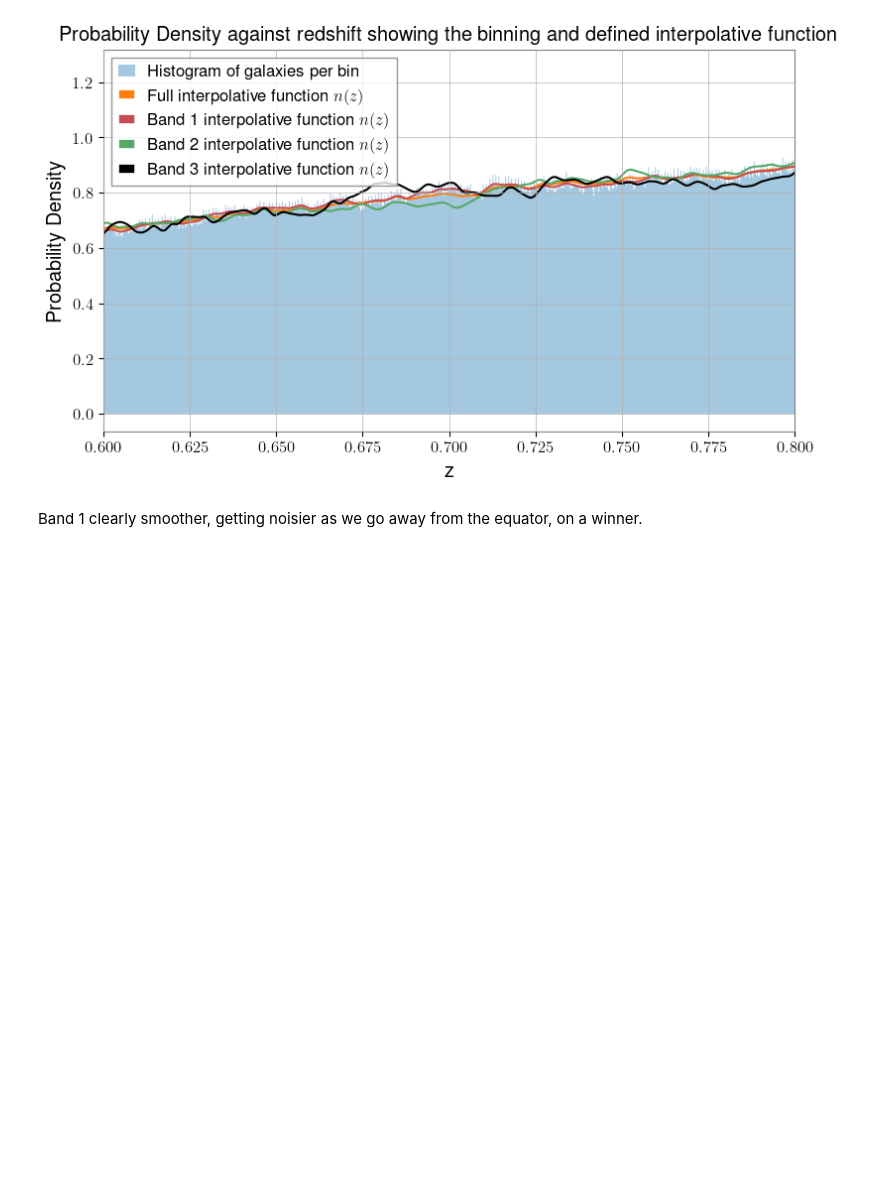
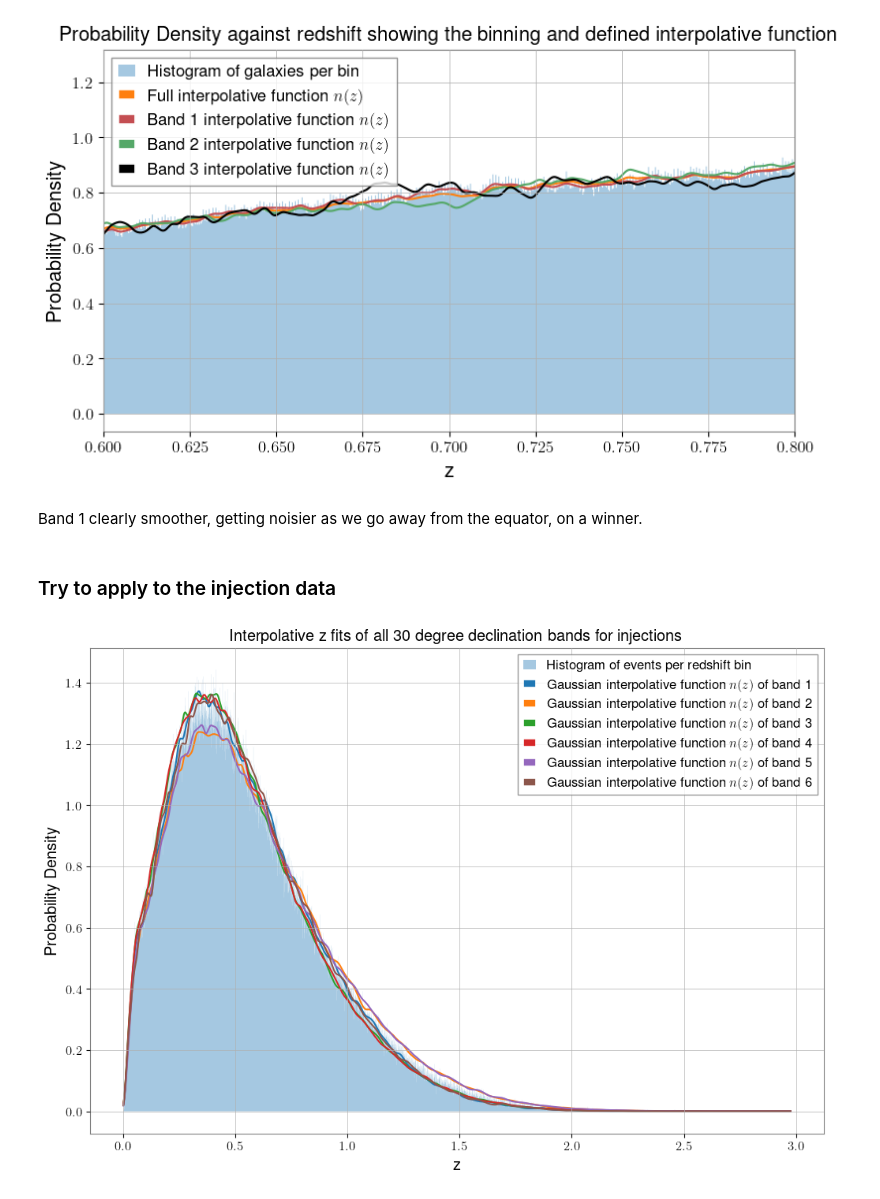
Before and after one commit to AStevens33/Cosmology-Masters-Project-, a Jupyter notebook: virtualenv.ipynb, the cells around one changed output. Saved outputs shown, nothing was run; the diff lists cells and outputs as text; code cells hidden in the pictures; blank space fills up the shorter version.

```diff
--- a/virtualenv.ipynb
+++ b/virtualenv.ipynb
@@ -370,3 +355,36 @@ plt.show()
 [figure]
 # %% [markdown]
 Band 1 clearly smoother, getting noisier as we go away from the equator, on a winner.
+# %% [markdown]
+### Try to apply to the injection data
+# %%
+splinefitted = {i: spl(injbands[i]['z']) for i in range (6)} # Defining the spline fit for each of my injection bands
+
+inj_z_bandcentres = {}
+inj_z_bandnz = {}
+
+for i in range(6):
+    injcentres, injnz = smoothed_nz_hist(injbands[i]['z'],
+                                   det_events['z'].min(), det_events['z'].max(),
+                                   n_bins=n_bins, sigma0=0.007)
+    inj_z_bandcentres[i] = injcentres
+    inj_z_bandnz[i] = injnz
+# %%
+inj_z_edges = np.linspace(det_events['z'].min(),det_events['z'].max(), 5001)
+inj_z_centres = 0.5 * (inj_z_edges[1:] + inj_z_edges[:-1])
+inj_z_counts,_ = np.histogram(det_events['z'],bins=inj_z_edges)
+inj_z_binwidth = inj_z_edges[1] - inj_z_edges[0]
+
+inj_z_hist_density = inj_z_counts / (inj_z_counts.sum() * inj_z_binwidth)
+
+fig, ax = plt.subplots(figsize = (12,8))
+ax.fill_between(inj_z_centres, inj_z_hist_density, step = 'mid', alpha = 0.4, label = 'Histogram of events per redshift bin')
+for i in range (6):
+    ax.plot(inj_z_bandcentres[i], inj_z_bandnz[i], lw=1.5, label='Gaussian interpolative function $n(z)$ of ' f'band {i + 1}')
+ax.set_xlabel('z')
+ax.set_ylabel('Probability Density')
+ax.set_title('Interpolative z fits of all 30 degree declination bands for injections')
+ax.legend()
+plt.show()
+# %% [output]
+[figure, added]
```
Also changed, not shown: parts of 2 cells of this notebook, 1 other file.
